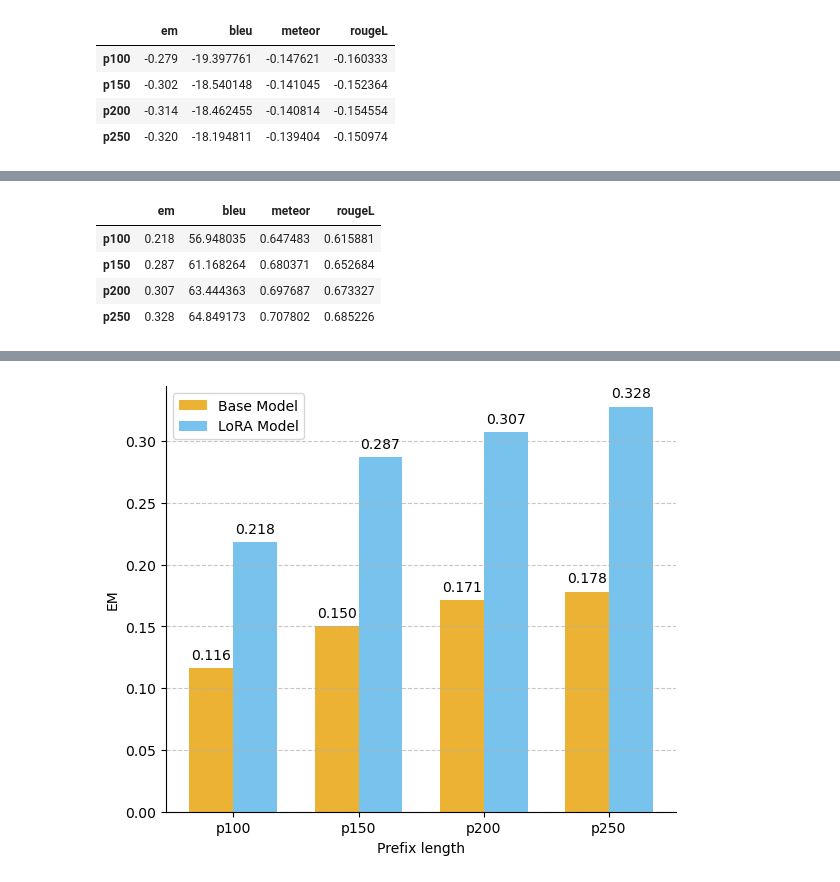
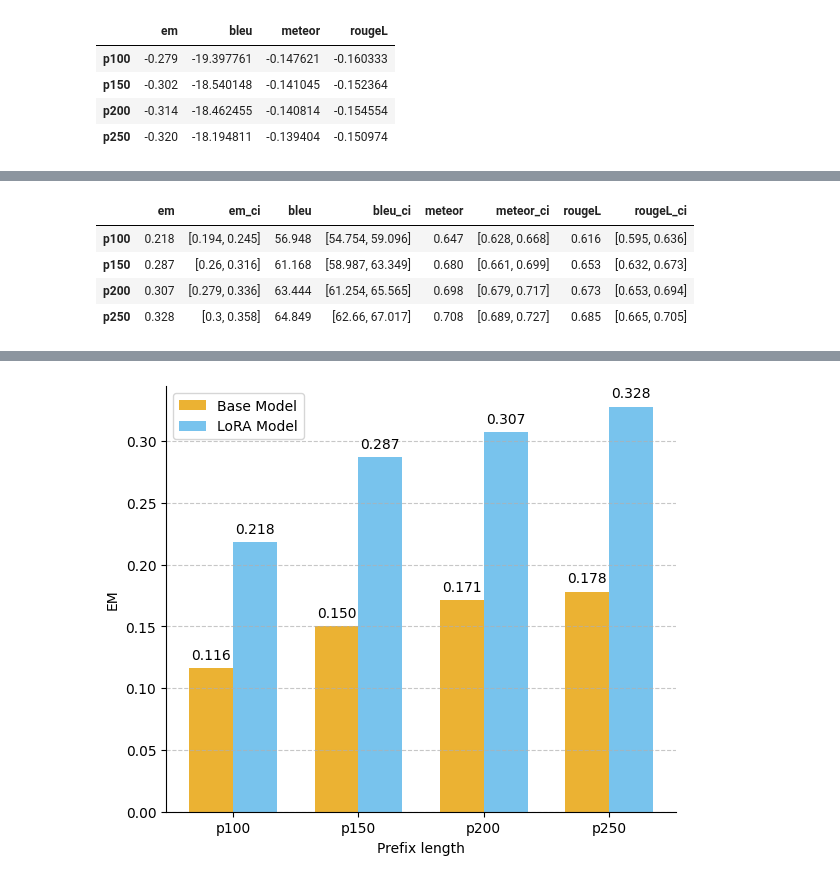
Before and after one commit to AISE-TUDelft/LLM4Code-memtune-ext, a Jupyter notebook: experiments/lora/forgetting/results/results_forg.ipynb, the cells around one changed output, grey strips where cells are left out. Saved outputs shown, nothing was run; the diff lists cells and outputs as text; code cells hidden in the pictures.

```diff
--- a/experiments/lora/forgetting/results/results_forg.ipynb
+++ b/experiments/lora/forgetting/results/results_forg.ipynb
@@ -181,17 +184,14 @@ plen_fp32_absolute
 # %%
 # With the baseline
 
-# compute the baselines
-mean_data = {}
-
-for metric in metrics:
-    mean_data[metric] = []
-    for plen in plens:
-        column_name = f'7b_{eps[0]}_{plen}_{metric}'
-        mean_value = merged_df[column_name].mean()
-        mean_data[metric].append(mean_value)
-
-plen_fp32_ep0 = pd.DataFrame(mean_data, index=plens)
+plen_fp32_ep0_ci = summarize_metrics_with_ci(
+    merged_df,
+    row_values=plens,
+    metrics=metrics,
+    column_name_fn=lambda plen, metric: f'7b_{eps[0]}_{plen}_{metric}',
+)
+plen_fp32_ep0 = plen_fp32_ep0_ci[metrics].copy()
+plen_fp32_ep0_ci = round_metrics_with_ci_table(plen_fp32_ep0_ci, decimals=3)
 plen_fp32_baseline = plen_fp32_absolute.subtract(plen_fp32_ep0)
 plen_fp32_baseline
 # %% [output]
@@ -212,24 +208,22 @@ pd.DataFrame(mean_data)
 # %%
-# Extract and calculate means
+# Extract means + confidence intervals
 metrics = ['em', 'bleu', 'meteor', 'rougeL']
 plens = ['p100', 'p150', 'p200', 'p250']
 eps = ['ep0', 'ep3']
 
-mean_data = {}
-
-for metric in metrics:
-    mean_data[metric] = []
-    for plen in plens:
-        column_name = f'7b_lo_{eps[1]}_{plen}_{metric}'
-        mean_value = merged_df[column_name].mean()
-        mean_data[metric].append(mean_value)
-
-lo_means = pd.DataFrame(mean_data, index=plens)
-lo_means
+lo_means_ci = summarize_metrics_with_ci(
+    merged_df,
+    row_values=plens,
+    metrics=metrics,
+    column_name_fn=lambda plen, metric: f'7b_lo_{eps[1]}_{plen}_{metric}',
+)
+lo_means = lo_means_ci[metrics].copy()
+lo_means_ci = round_metrics_with_ci_table(lo_means_ci, decimals=3)
+lo_means_ci
 # %% [output]
-|  | em | bleu | meteor | rougeL |
-| p100 | 0.218 | 56.948035 | 0.647483 | 0.615881 |
-| p150 | 0.287 | 61.168264 | 0.680371 | 0.652684 |
-| p200 | 0.307 | 63.444363 | 0.697687 | 0.673327 |
-| p250 | 0.328 | 64.849173 | 0.707802 | 0.685226 |
+|  | em | em_ci | bleu | bleu_ci | meteor | meteor_ci | rougeL | rougeL_ci |
+| p100 | 0.218 | [0.194, 0.245] | 56.948 | [54.754, 59.096] | 0.647 | [0.628, 0.668] | 0.616 | [0.595, 0.636] |
+| p150 | 0.287 | [0.26, 0.316] | 61.168 | [58.987, 63.349] | 0.680 | [0.661, 0.699] | 0.653 | [0.632, 0.673] |
+| p200 | 0.307 | [0.279, 0.336] | 63.444 | [61.254, 65.565] | 0.698 | [0.679, 0.717] | 0.673 | [0.653, 0.694] |
+| p250 | 0.328 | [0.3, 0.358] | 64.849 | [62.66, 67.017] | 0.708 | [0.689, 0.727] | 0.685 | [0.665, 0.705] |
 # %%
```
Also changed, not shown: parts of 7 cells of this notebook, 1 other file.
